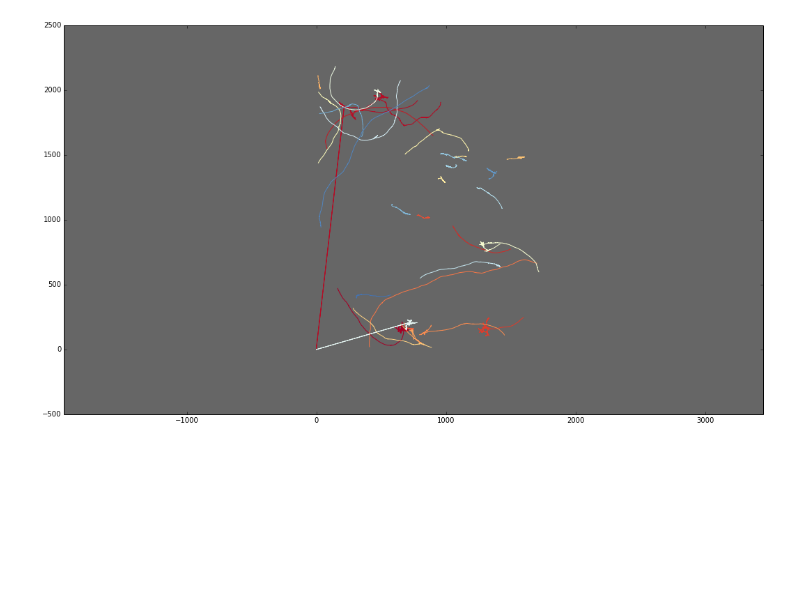
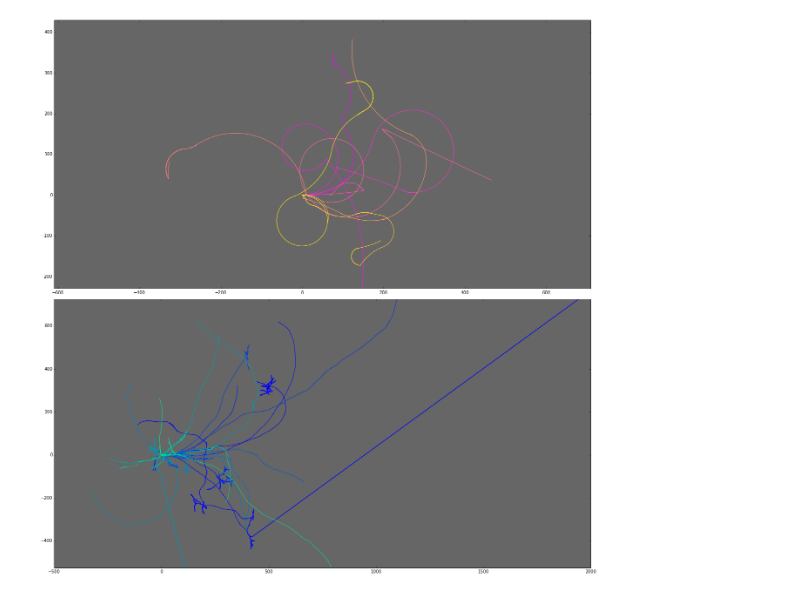
Before and after one commit to amarallab/waldo, a Jupyter notebook: workbooks/spot_the_fake.ipynb, the cells around one changed output. Saved outputs shown, nothing was run; the diff lists cells and outputs as text; code cells hidden in the pictures; blank space fills up the shorter version.

```diff
--- a/workbooks/spot_the_fake.ipynb
+++ b/workbooks/spot_the_fake.ipynb
@@ -58,7 +68,19 @@ plot_worms(faker.worms)
-# %%
-
-
-
-plot_worms(real_worms)
-# %% [output]
-[figure, removed]
+# %%
+transformed_worms = []
+for worm in real_worms:
+    translation = -worm[0]
+    rotation = np.arctan2(*(worm[0] - worm[50])) + np.pi/2
+    transformed_worms.append(affine.transform(worm, translation=translation, rotation=rotation).T)
+    #transformed_worms.append(affine.transform(worm, translation=translation).T)
+
+f_comp, (ax1, ax2) = plt.subplots(nrows=2)
+plot_worms(faker.worms, ax1, colormap=plt.cm.spring)
+plot_worms(transformed_worms, ax2, plt.cm.winter)
+zoom = 400
+ax1.set_ylim(-zoom/2, zoom)
+ax2.set_ylim(-zoom/2, zoom)
+f_comp.set_size_inches(18, 18)
+plt.tight_layout()
+plt.show()
+# %% [output]
+[figure, added]
```
Also changed, not shown: parts of 3 cells of this notebook, 1 other file.
